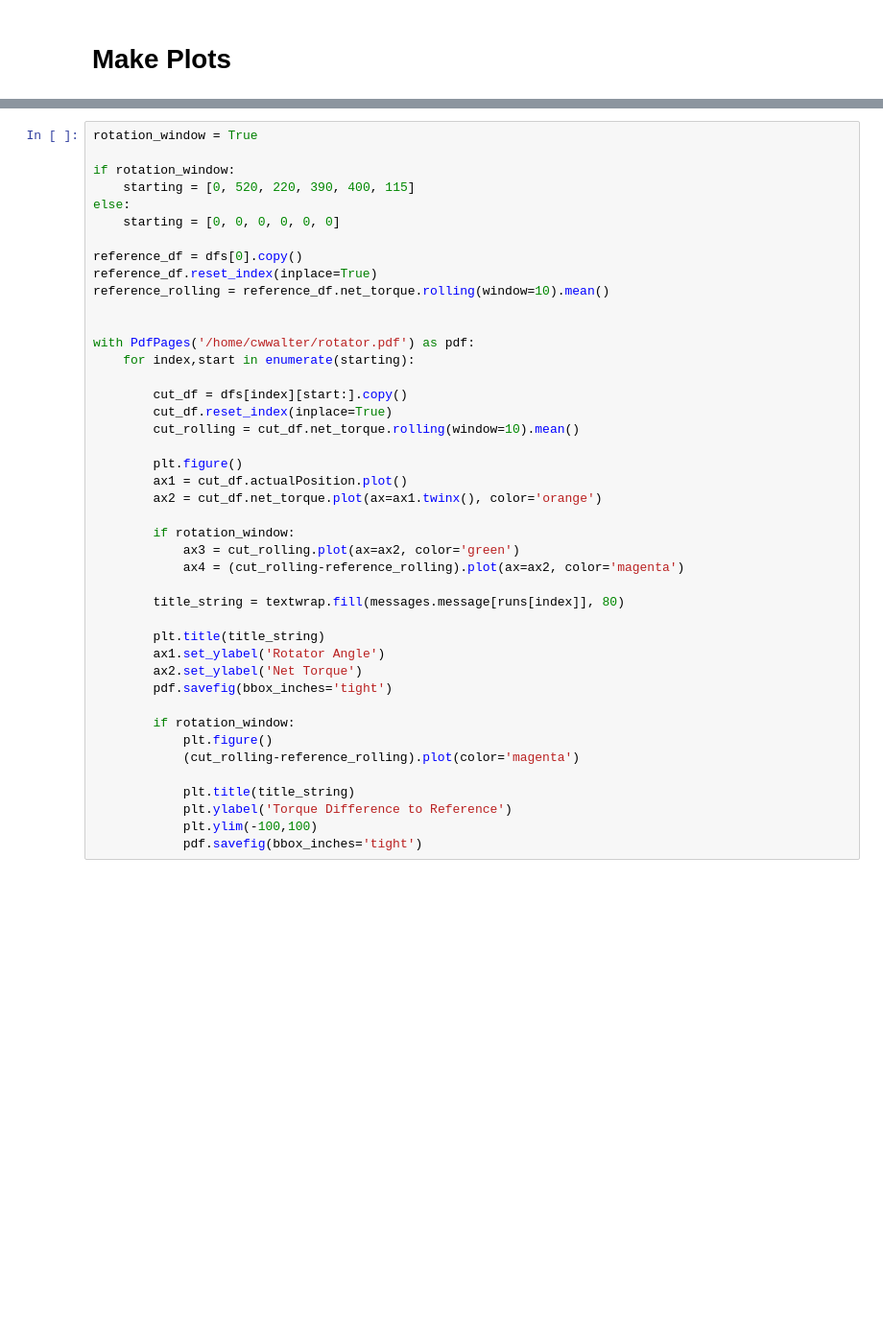
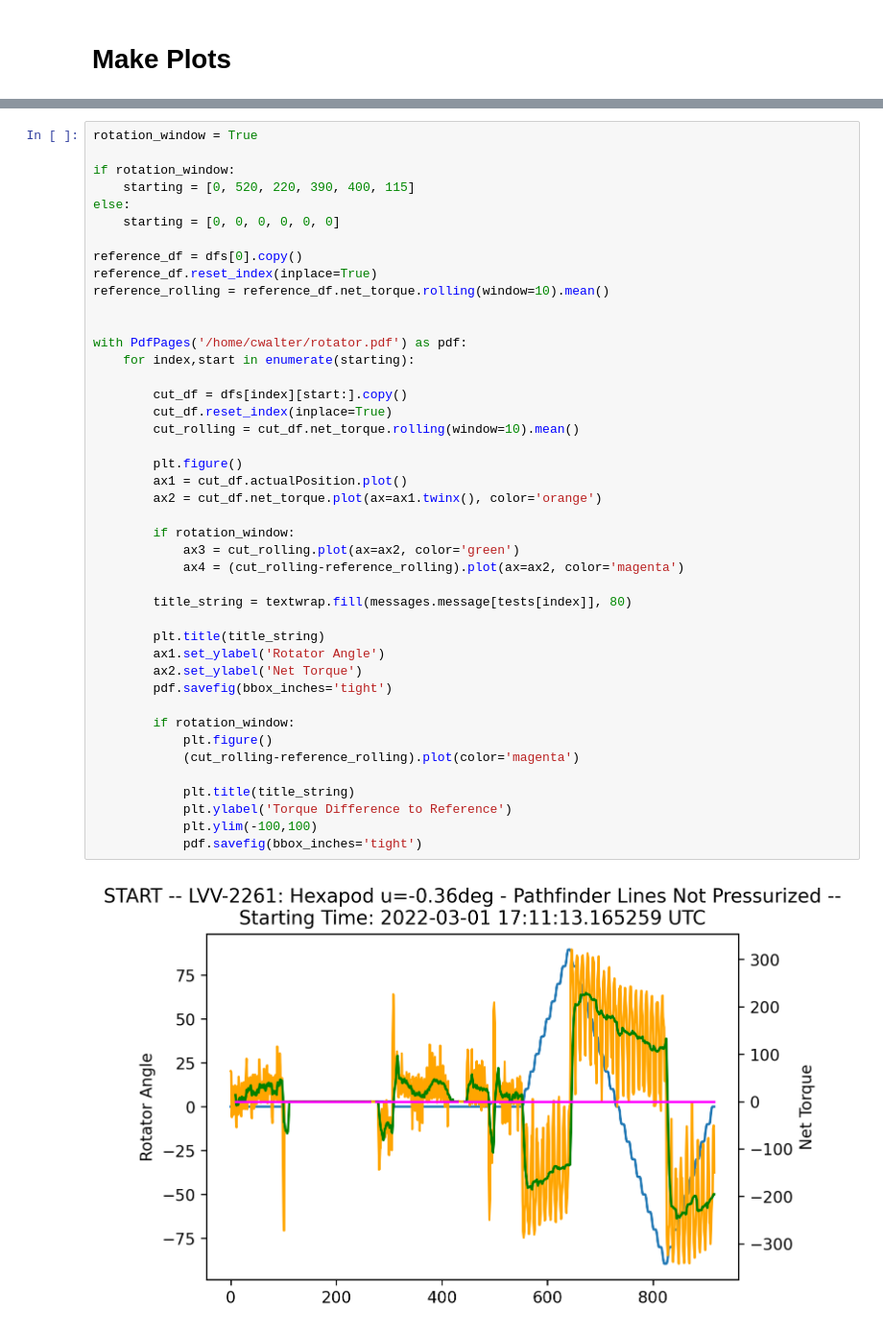
Before and after one commit to cwwalter/summit, a Jupyter notebook: Rotator Torque.ipynb, the cells around one changed output, grey strips where cells are left out. Shown at 96% size. Cells and saved outputs as stored; diff of their text form; blank space fills up the shorter version.

```diff
--- a/Rotator Torque.ipynb
+++ b/Rotator Torque.ipynb
@@ -271,33 +293,35 @@ reference_df.reset_index(inplace=True)
 reference_rolling = reference_df.net_torque.rolling(window=10).mean()
 
 
-with PdfPages('/home/cwwalter/rotator.pdf') as pdf:
+with PdfPages('/home/cwalter/rotator.pdf') as pdf:
     for index,start in enumerate(starting):
 
         cut_df = dfs[index][start:].copy()
         cut_df.reset_index(inplace=True)
         cut_rolling = cut_df.net_torque.rolling(window=10).mean()
 
         plt.figure()
         ax1 = cut_df.actualPosition.plot()
         ax2 = cut_df.net_torque.plot(ax=ax1.twinx(), color='orange')
 
         if rotation_window:
             ax3 = cut_rolling.plot(ax=ax2, color='green')
             ax4 = (cut_rolling-reference_rolling).plot(ax=ax2, color='magenta')
 
-        title_string = textwrap.fill(messages.message[runs[index]], 80)
+        title_string = textwrap.fill(messages.message[tests[index]], 80)
 
         plt.title(title_string)
         ax1.set_ylabel('Rotator Angle')
         ax2.set_ylabel('Net Torque')
         pdf.savefig(bbox_inches='tight')
 
         if rotation_window:
             plt.figure()
             (cut_rolling-reference_rolling).plot(color='magenta')
 
             plt.title(title_string)
             plt.ylabel('Torque Difference to Reference')
             plt.ylim(-100,100)
             pdf.savefig(bbox_inches='tight')
+# %% [output]
+[figure, added]
```
Also changed, not shown: parts of 8 cells of this notebook.
